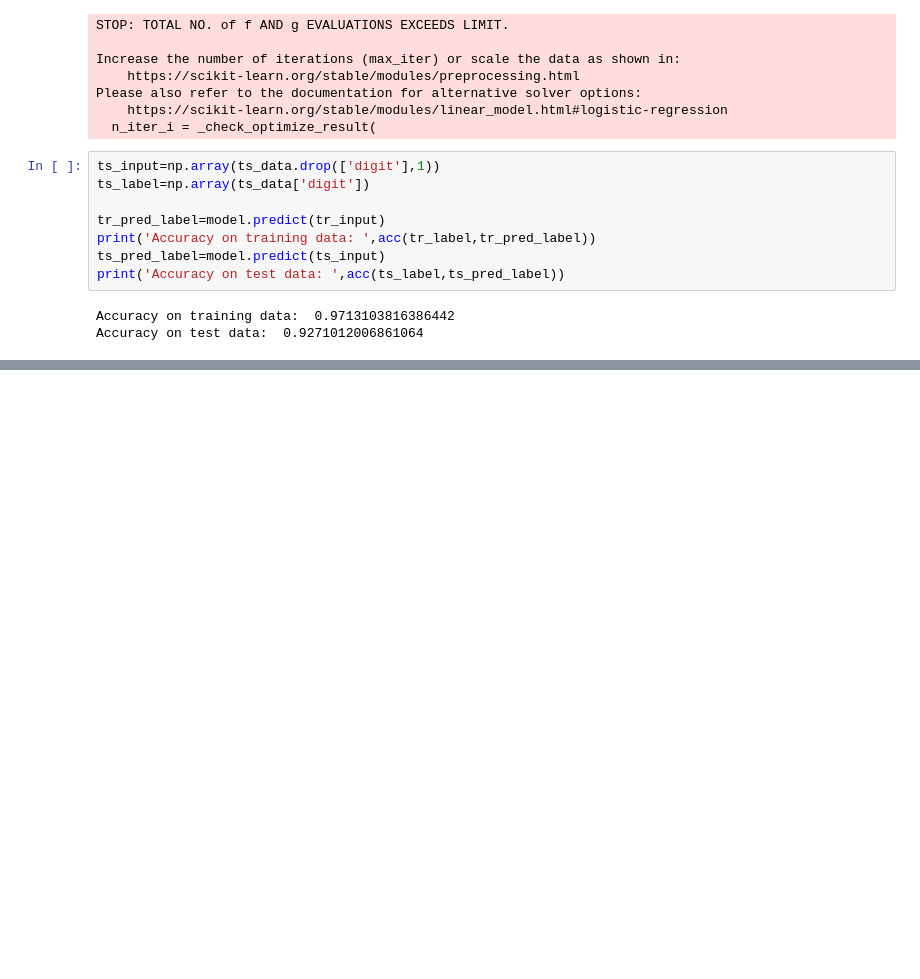
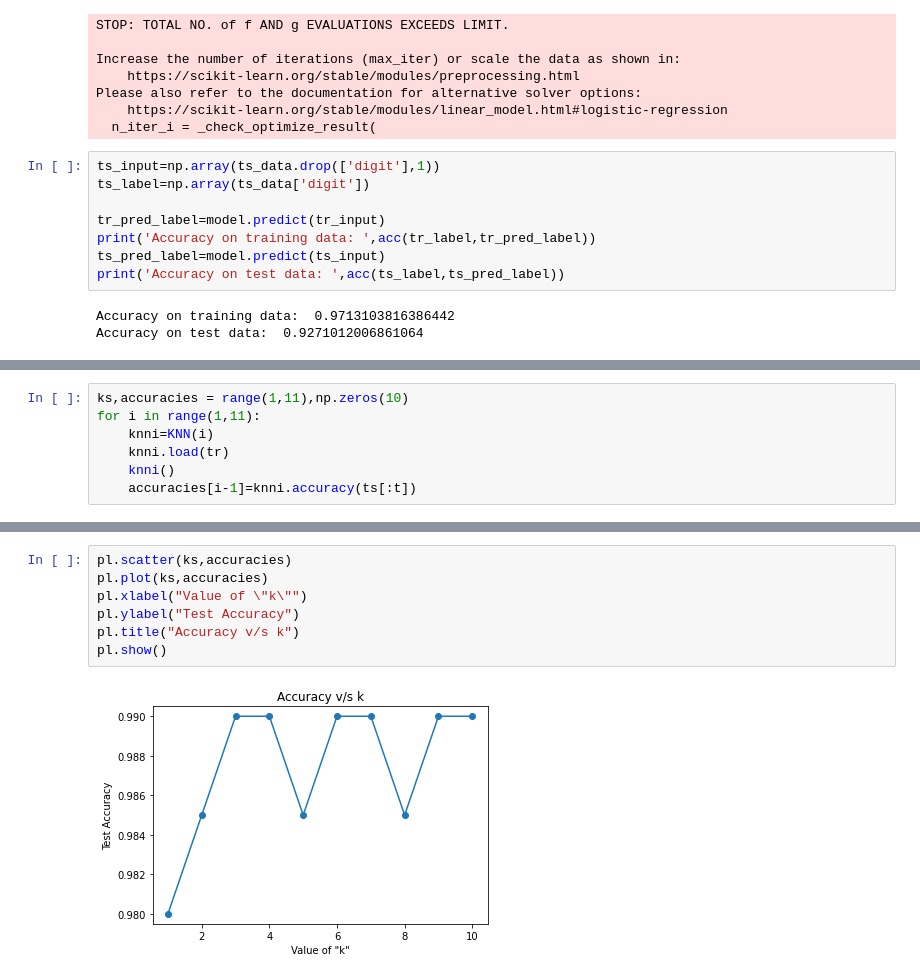
Before and after one commit to dsgiitr/Lecture-Assignments-Y22, a Jupyter notebook: ML/ML-1-Submissions/sanidhya.ipynb, the cells around one changed output, grey strips where cells are left out. Saved outputs shown, nothing was run; the diff lists cells and outputs as text; blank space fills up the shorter version.

```diff
--- a/ML/ML-1-Submissions/sanidhya.ipynb
+++ b/ML/ML-1-Submissions/sanidhya.ipynb
@@ -101,0 +164,7 @@ Accuracy on test data:  0.9271012006861064
+# %%
+ks,accuracies = range(1,11),np.zeros(10)
+for i in range(1,11):
+    knni=KNN(i)
+    knni.load(tr)
+    knni()
+    accuracies[i-1]=knni.accuracy(ts[:t])
@@ -101,0 +182,9 @@ Accuracy on test data:  0.9271012006861064
+# %%
+pl.scatter(ks,accuracies)
+pl.plot(ks,accuracies)
+pl.xlabel("Value of \"k\"")
+pl.ylabel("Test Accuracy")
+pl.title("Accuracy v/s k")
+pl.show()
+# %% [output]
+[figure, added]
```
Also changed, not shown: parts of 10 cells of this notebook.
